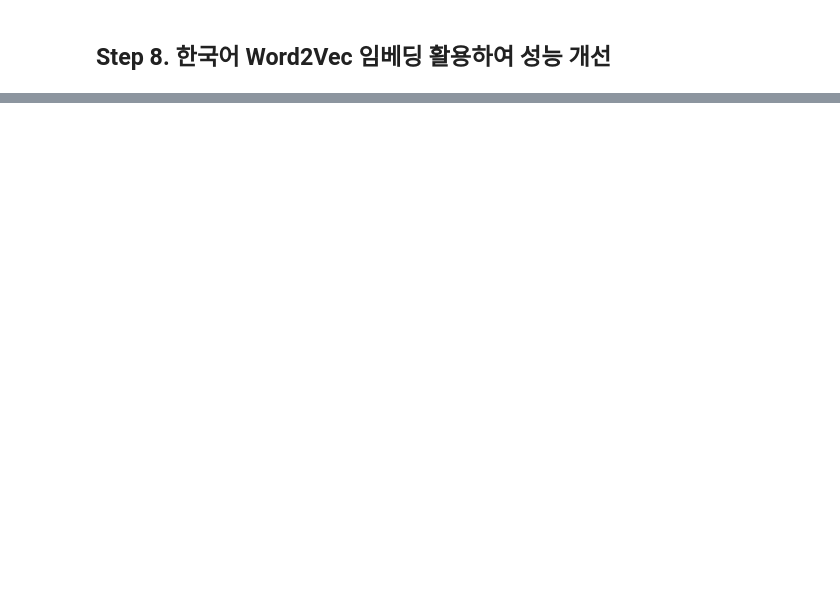
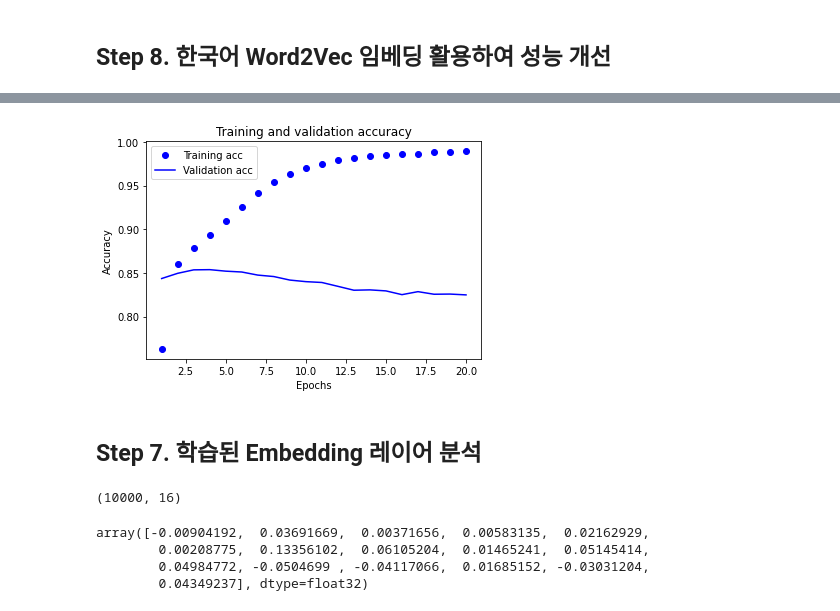
Before and after one commit to soy53/AIFFEL, a Jupyter notebook: Exploration/[E-08]text_classifier.ipynb, the cells around one changed output, grey strips where cells are left out. Saved outputs shown, nothing was run; the diff lists cells and outputs as text; code cells hidden in the pictures; blank space fills up the shorter version.

```diff
--- a/Exploration/[E-08]text_classifier.ipynb
+++ b/Exploration/[E-08]text_classifier.ipynb
@@ -403,0 +578,22 @@ print(results)
+# %%
+# accuracy 그래프로 그려보기
+plt.clf() # 그림 초기화
+
+plt.plot(epochs, acc2, 'bo', label='Training acc')
+plt.plot(epochs, val_acc2, 'b', label='Validation acc')
+plt.title('Training and validation accuracy')
+plt.xlabel('Epochs')
+plt.ylabel('Accuracy')
+plt.legend()
+
+plt.show()
+# %% [output]
+[figure, added]
+# %% [markdown]
+## Step 7. 학습된 Embedding 레이어 분석
+# %%
+embedding_layer = model.layers[0]
+weights = embedding_layer.get_weights()[0]
+print(weights.shape) #(vocab_size, embedding_dim)
+# %% [output]
+(10000, 16)
@@ -403,0 +612,12 @@ print(results)
+# %%
+# Embedding 파라미터를 읽어서 word vector로 활용
+from gensim.models.keyedvectors import Word2VecKeyedVectors
+
+word_vectors = Word2VecKeyedVectors.load_word2vec_format(word2vec_file_path, binary=False)
+vector = word_vectors['영화']
+vector
+# %% [output]
+array([-0.00904192,  0.03691669,  0.00371656,  0.00583135,  0.02162929,
+        0.00208775,  0.13356102,  0.06105204,  0.01465241,  0.05145414,
+        0.04984772, -0.0504699 , -0.04117066,  0.01685152, -0.03031204,
+        0.04349237], dtype=float32)
```
Also changed, not shown: parts of 70 cells of this notebook.
